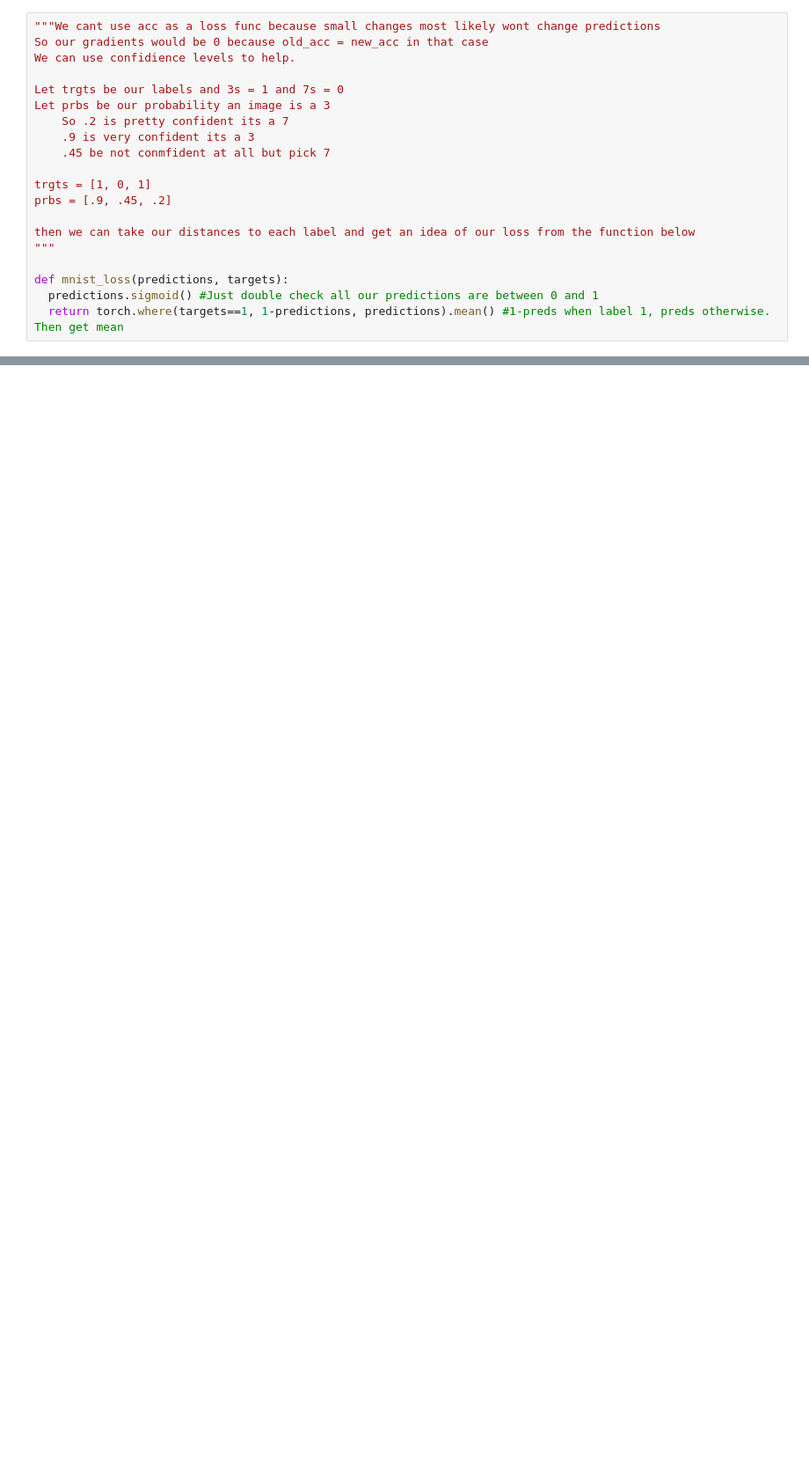
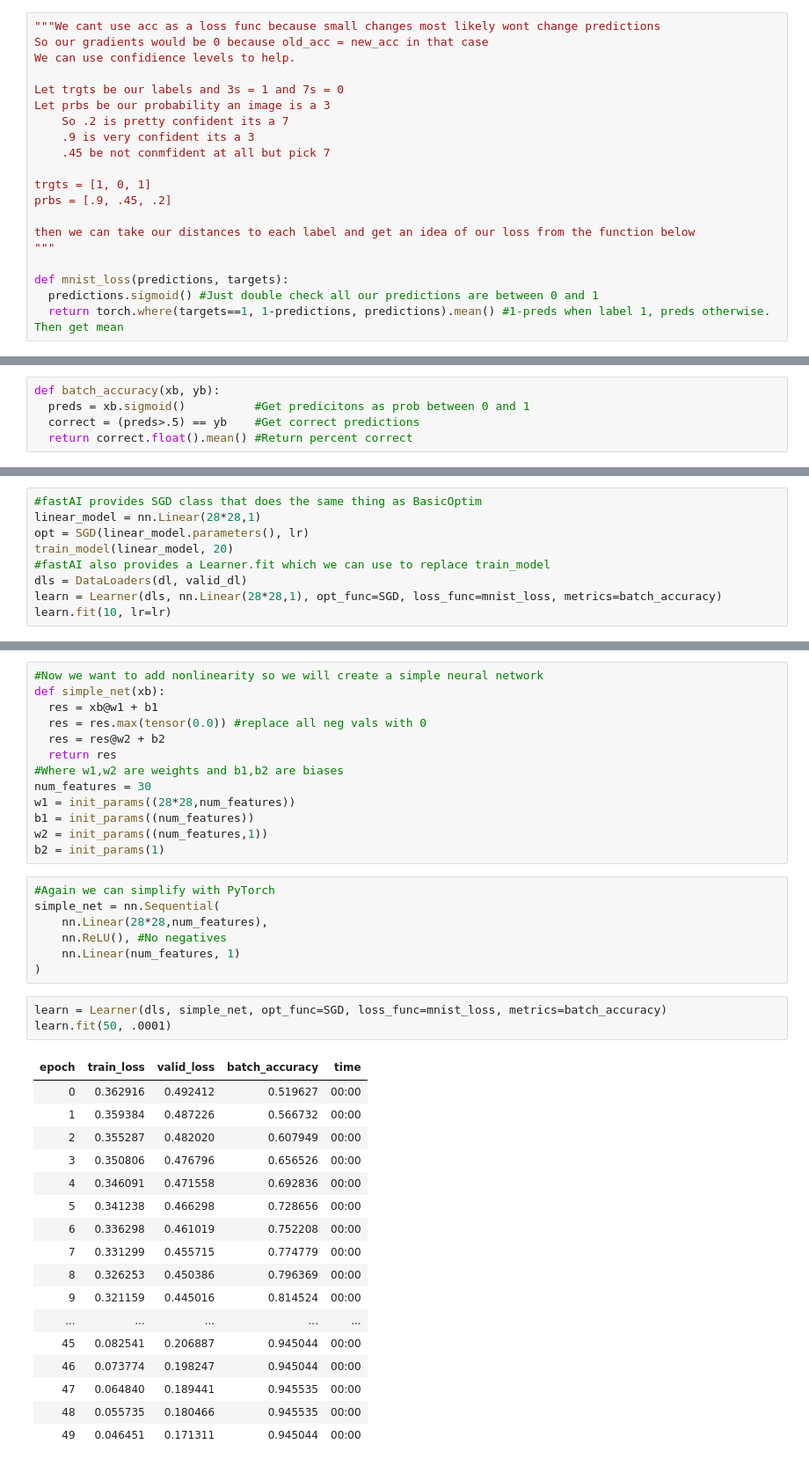
Before and after one commit to steimel60/ML, a Jupyter notebook: DeepLearning/ThreeOrSeven.ipynb, the cells around one changed output, grey strips where cells are left out. Shown at 88% size. Saved outputs shown, nothing was run; the diff lists cells and outputs as text; blank space fills up the shorter version.

Commit message:
SGD Mini-Batches and optimization

```diff
--- a/DeepLearning/ThreeOrSeven.ipynb
+++ b/DeepLearning/ThreeOrSeven.ipynb
@@ -381,0 +422,5 @@ def mnist_loss(predictions, targets):
+# %%
+def batch_accuracy(xb, yb):
+  preds = xb.sigmoid()          #Get predicitons as prob between 0 and 1
+  correct = (preds>.5) == yb    #Get correct predictions
+  return correct.float().mean() #Return percent correct
@@ -381,0 +485,9 @@ def mnist_loss(predictions, targets):
+# %%
+#fastAI provides SGD class that does the same thing as BasicOptim
+linear_model = nn.Linear(28*28,1)
+opt = SGD(linear_model.parameters(), lr)
+train_model(linear_model, 20)
+#fastAI also provides a Learner.fit which we can use to replace train_model
+dls = DataLoaders(dl, valid_dl)
+learn = Learner(dls, nn.Linear(28*28,1), opt_func=SGD, loss_func=mnist_loss, metrics=batch_accuracy)
+learn.fit(10, lr=lr)
@@ -381,0 +507,41 @@ def mnist_loss(predictions, targets):
+# %%
+#Now we want to add nonlinearity so we will create a simple neural network
+def simple_net(xb):
+  res = xb@w1 + b1
+  res = res.max(tensor(0.0)) #replace all neg vals with 0
+  res = res@w2 + b2
+  return res
+#Where w1,w2 are weights and b1,b2 are biases
+num_features = 30
+w1 = init_params((28*28,num_features))
+b1 = init_params((num_features))
+w2 = init_params((num_features,1))
+b2 = init_params(1)
+# %%
+#Again we can simplify with PyTorch
+simple_net = nn.Sequential(
+    nn.Linear(28*28,num_features),
+    nn.ReLU(), #No negatives
+    nn.Linear(num_features, 1)
+)
+# %%
+learn = Learner(dls, simple_net, opt_func=SGD, loss_func=mnist_loss, metrics=batch_accuracy)
+learn.fit(50, .0001)
+# %% [output]
+| epoch | train_loss | valid_loss | batch_accuracy | time |
+| 0 | 0.362916 | 0.492412 | 0.519627 | 00:00 |
+| 1 | 0.359384 | 0.487226 | 0.566732 | 00:00 |
+| 2 | 0.355287 | 0.482020 | 0.607949 | 00:00 |
+| 3 | 0.350806 | 0.476796 | 0.656526 | 00:00 |
+| 4 | 0.346091 | 0.471558 | 0.692836 | 00:00 |
+| 5 | 0.341238 | 0.466298 | 0.728656 | 00:00 |
+| 6 | 0.336298 | 0.461019 | 0.752208 | 00:00 |
+| 7 | 0.331299 | 0.455715 | 0.774779 | 00:00 |
+| 8 | 0.326253 | 0.450386 | 0.796369 | 00:00 |
+| 9 | 0.321159 | 0.445016 | 0.814524 | 00:00 |
+| ... | ... | ... | ... | ... |
+| 45 | 0.082541 | 0.206887 | 0.945044 | 00:00 |
+| 46 | 0.073774 | 0.198247 | 0.945044 | 00:00 |
+| 47 | 0.064840 | 0.189441 | 0.945535 | 00:00 |
+| 48 | 0.055735 | 0.180466 | 0.945535 | 00:00 |
+| 49 | 0.046451 | 0.171311 | 0.945044 | 00:00 |
```
Also changed, not shown: parts of 29 cells of this notebook.
